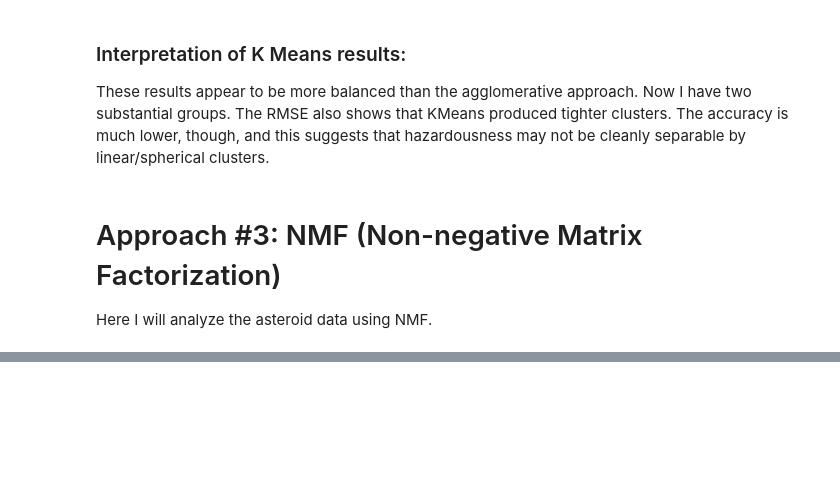
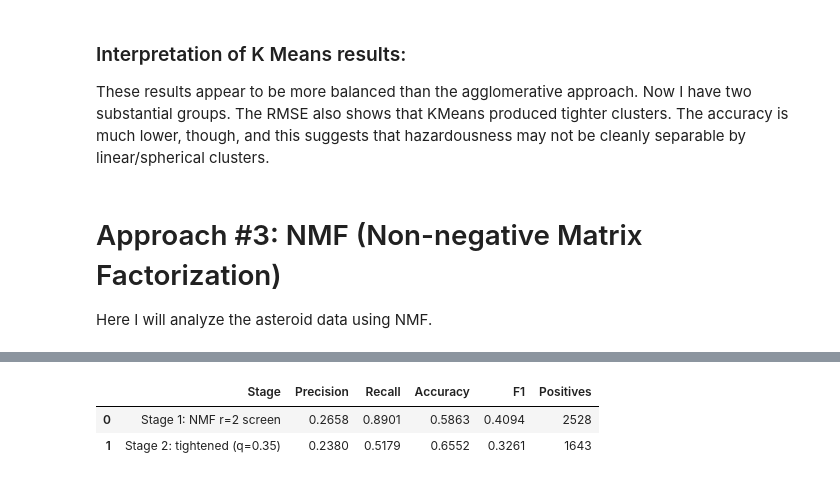
Before and after one commit to Kate-Zilla/NASA-asteriod-classification, a Jupyter notebook: asteroid_classifier.ipynb, the cells around one changed output, grey strips where cells are left out. Cells and saved outputs as stored; diff of their text form; code cells hidden in the pictures; blank space fills up the shorter version.

Commit message:
code is done. summary is done.

```diff
--- a/asteroid_classifier.ipynb
+++ b/asteroid_classifier.ipynb
@@ -683,0 +838,82 @@ Here I will analyze the asteroid data using NMF.
+# %%
+#helper functions
+
+def align_labels(y_true, y_pred):
+    #align arbitrary cluster ids to {0,1} to maximize accuracy
+    cm = confusion_matrix(y_true, y_pred)
+    r, c = linear_sum_assignment(-cm)
+    mapping = {c_i: r_i for r_i, c_i in zip(r, c)}
+    y_aligned = np.array([mapping[z] for z in y_pred])
+    return y_aligned, mapping, confusion_matrix(y_true, y_aligned)
+
+def metrics_from_cm(cm):
+    tn, fp, fn, tp = cm.ravel()
+    precision = tp / (tp + fp) if (tp + fp) else np.nan
+    recall    = tp / (tp + fn) if (tp + fn) else np.nan
+    acc       = (tp + tn) / (tn + fp + fn + tp)
+    f1        = (2*precision*recall/(precision+recall)) if (precision+recall) else np.nan
+    return {"Precision": precision, "Recall": recall, "Accuracy": acc, "F1": f1}
+
+#Stage 1: NMF screening
+
+#start by scaling the raw data
+mm = MinMaxScaler()
+X_raw = mm.fit_transform(features)
+
+#apply NMF
+nmf = NMF(n_components=2, init="nndsvda", random_state=42, max_iter=2000)
+W = nmf.fit_transform(X_raw)
+
+#cluster encodings W into 2 groups
+km_W = KMeans(n_clusters=2, n_init=50, random_state=42)
+labels_W = km_W.fit_predict(W)
+
+#align to true labels for evaluation only
+y1_pred, map1, cm1 = align_labels(target, labels_W)
+m1 = metrics_from_cm(cm1)
+
+#Stage 2: K-Means
+
+#train kmeans on the 9-pc space (global structure, compact clusters)
+km_pca = KMeans(n_clusters=2, n_init=50, random_state=42)
+labels_pca = km_pca.fit_predict(top_9_features_pca)
+
+#determine which kmeans cluster corresponds to "hazard"
+y_pca_aligned, map2, cm_tmp = align_labels(target, labels_pca)
+hazard_cluster_id = {v:k for k,v in map2.items()}[1]  # cluster id predicted as hazard after alignment
+
+#compute distances to both centroids for all points
+centroids = km_pca.cluster_centers_
+D = euclidean_distances(top_9_features_pca, centroids)  # shape (n_samples, 2)
+d_h = D[:, hazard_cluster_id]
+d_o = D[:, 1 - hazard_cluster_id]
+margin = d_o - d_h  # positive = closer to hazard centroid than the other
+
+#only keep positives from stage 1 that are sufficiently closer to the hazard centroid
+tighten_quantile = 0.35   #this value can be changed as needed; higher → stricter
+thr = np.percentile(margin[y1_pred == 1], tighten_quantile*100)
+
+y2_pred = y1_pred.copy()
+y2_pred[(y1_pred == 1) & (margin <= thr)] = 0
+
+cm2 = confusion_matrix(target, y2_pred)
+m2 = metrics_from_cm(cm2)
+
+#create presentable summary tables
+
+summary = pd.DataFrame([
+    {"Stage": "Stage 1: NMF r=2 screen", **m1, "Positives": int((y1_pred==1).sum())},
+    {"Stage": f"Stage 2: tightened (q={tighten_quantile:.2f})", **m2, "Positives": int((y2_pred==1).sum())},
+]).round(4)
+
+cms = {
+    "Stage 1 (screen) CM": cm1,
+    "Stage 2 (tightened) CM": cm2
+}
+
+#show results (nice notebook display)
+summary
+# %% [output]
+|  | Stage | Precision | Recall | Accuracy | F1 | Positives |
+| 0 | Stage 1: NMF r=2 screen | 0.2658 | 0.8901 | 0.5863 | 0.4094 | 2528 |
+| 1 | Stage 2: tightened (q=0.35) | 0.2380 | 0.5179 | 0.6552 | 0.3261 | 1643 |
```
Also changed, not shown: parts of 5 cells of this notebook.
